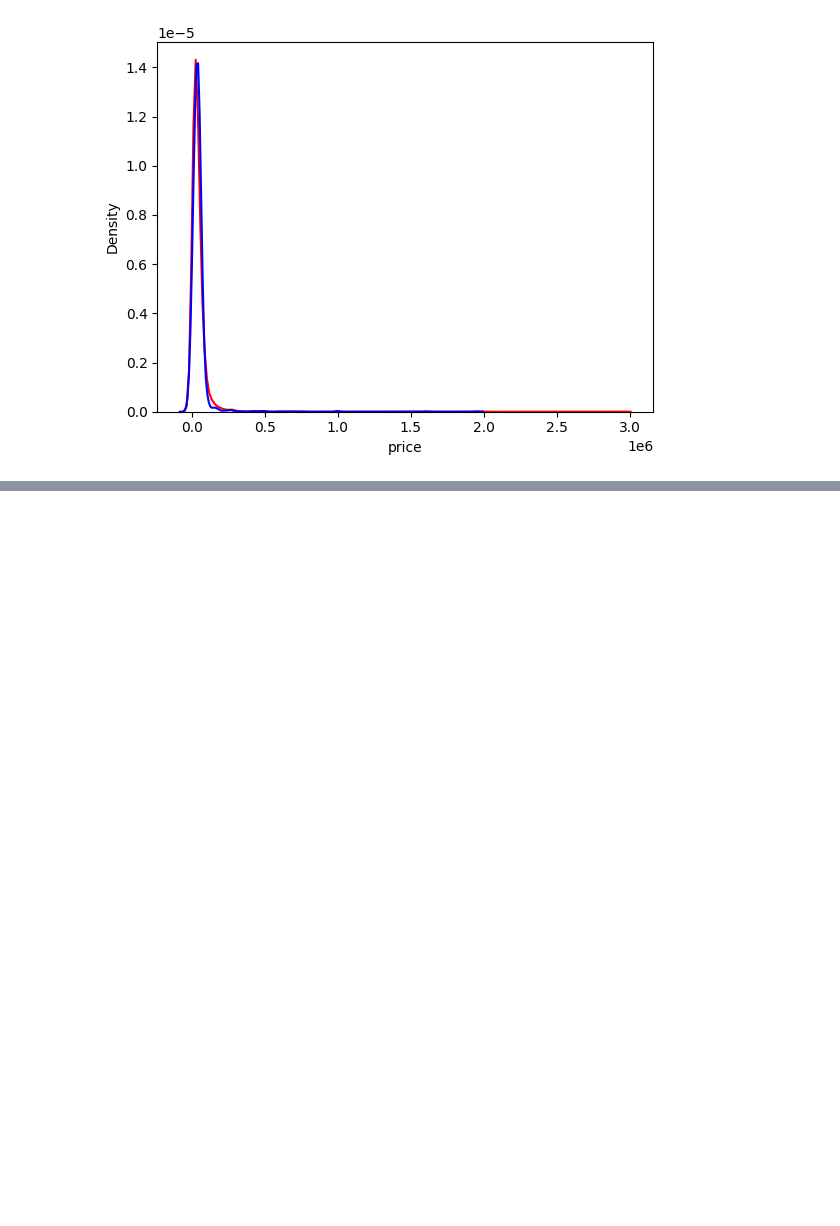
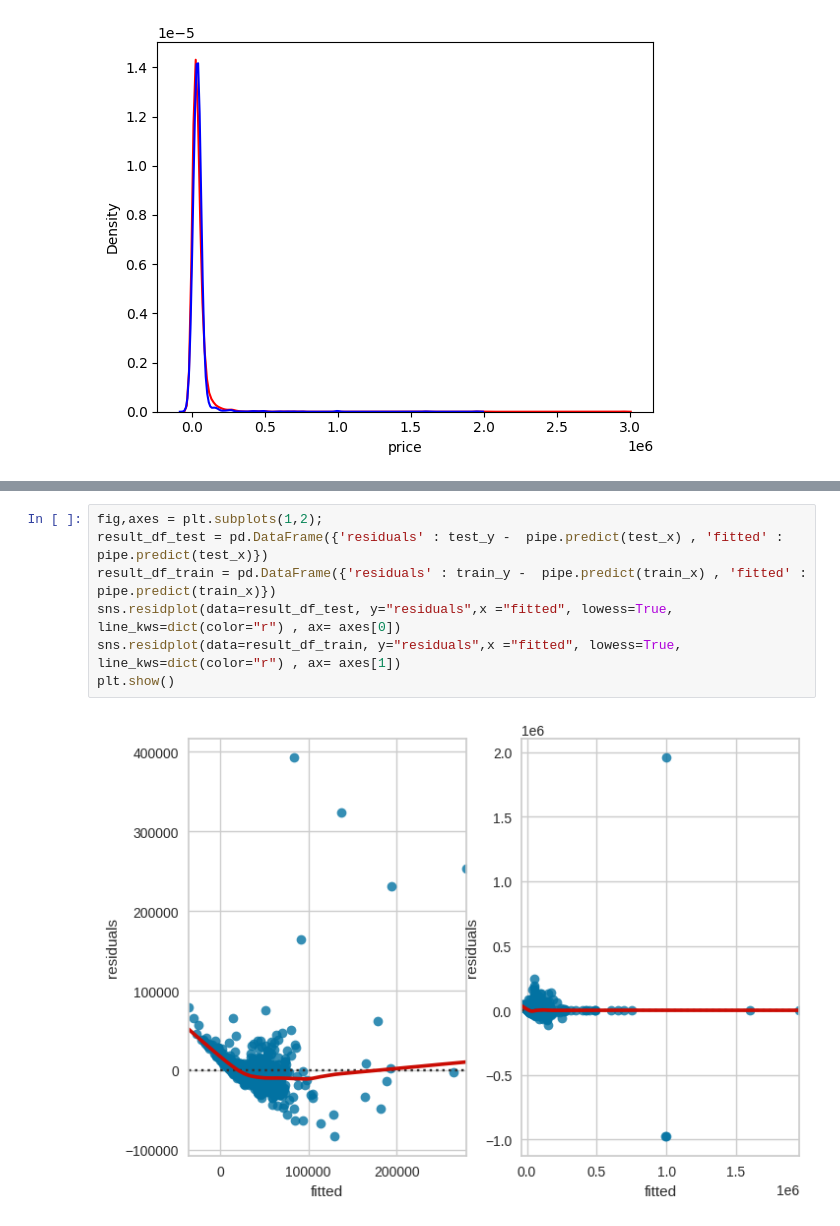
Before and after one commit to abderraouf-000/Used-cars-prediction, a Jupyter notebook: predictionSystem.ipynb, the cells around one changed output, grey strips where cells are left out. Saved outputs shown, nothing was run; the diff lists cells and outputs as text; blank space fills up the shorter version.

```diff
--- a/predictionSystem.ipynb
+++ b/predictionSystem.ipynb
@@ -297,0 +315,9 @@ sns.kdeplot(y_pred_statsmodels, color="b", label="Fitted Values", ax=ax1);
+# %%
+fig,axes = plt.subplots(1,2);
+result_df_test = pd.DataFrame({'residuals' : test_y -  pipe.predict(test_x) , 'fitted' : pipe.predict(test_x)})
+result_df_train = pd.DataFrame({'residuals' : train_y -  pipe.predict(train_x) , 'fitted' : pipe.predict(train_x)})
+sns.residplot(data=result_df_test, y="residuals",x ="fitted", lowess=True, line_kws=dict(color="r") , ax= axes[0])
+sns.residplot(data=result_df_train, y="residuals",x ="fitted", lowess=True, line_kws=dict(color="r") , ax= axes[1])
+plt.show()
+# %% [output]
+[figure, added]
```
Also changed, not shown: parts of 10 cells of this notebook.
